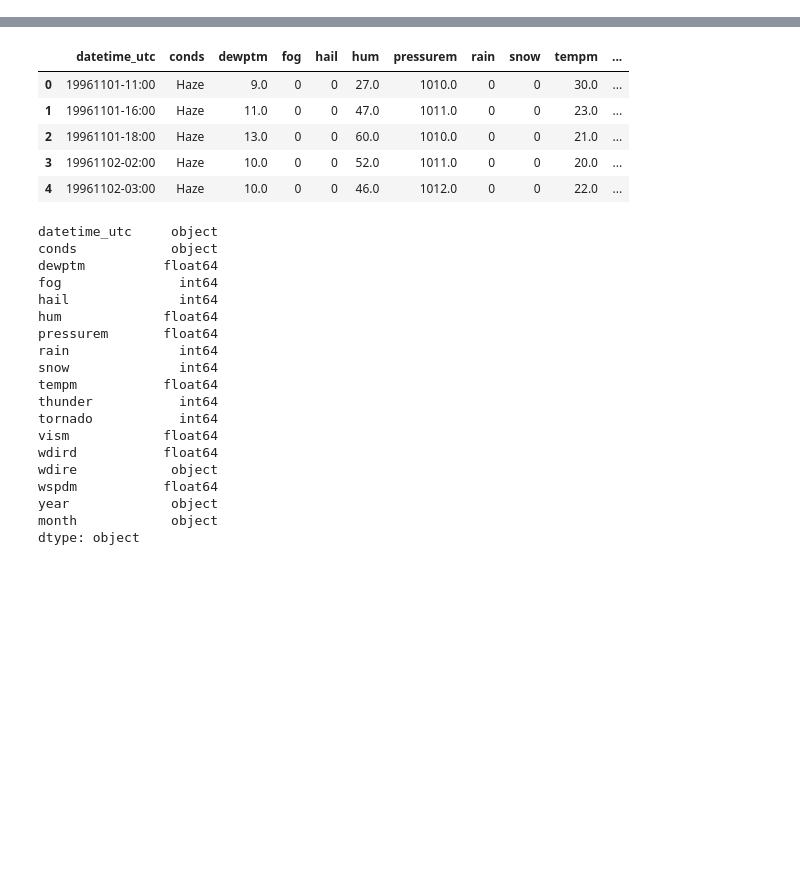
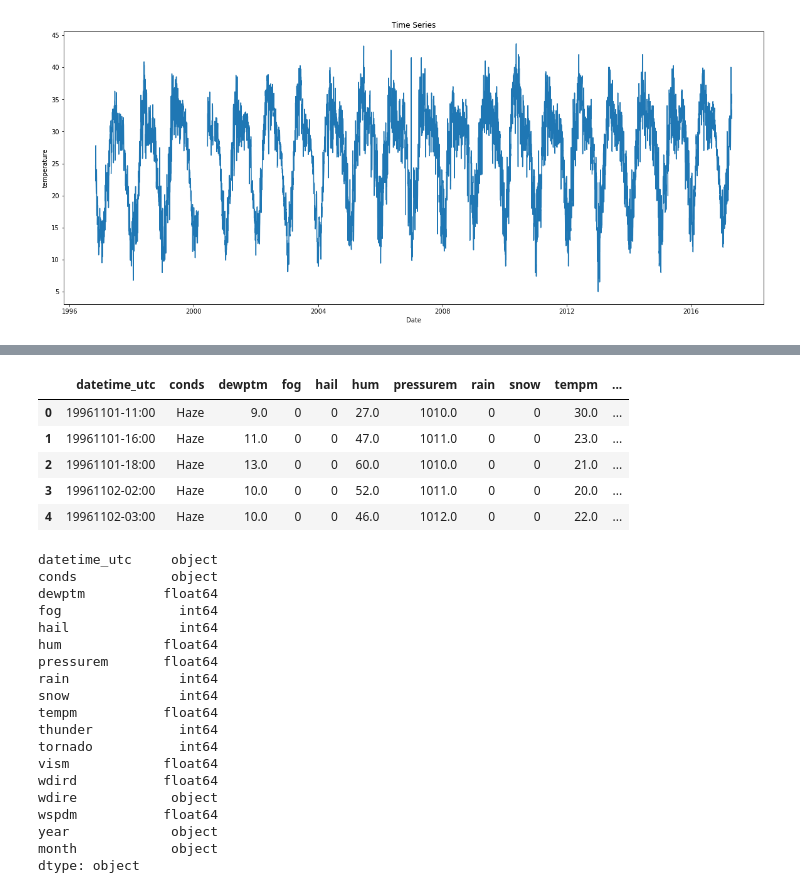
Before and after one commit to rankx034/final-project, a Jupyter notebook: ML_Models.ipynb, the cells around one changed output, grey strips where cells are left out. Drawn from its saved outputs; the diff is of its cells as text; code cells hidden in the pictures; blank space fills up the shorter version.

```diff
--- a/ML_Models.ipynb
+++ b/ML_Models.ipynb
@@ -27,0 +60,4 @@ df
+# %%
+data['datetime_utc'] = pd.to_datetime(data['datetime_utc'])
+data.set_index('datetime_utc', inplace= True)
+data_df =data.resample('D').mean()
@@ -27,0 +74,11 @@ df
+# %%
+data_df = data_df[['tempm']]
+# %%
+plt.figure(figsize=(20,8))
+plt.plot(data_df)
+plt.title('Time Series')
+plt.xlabel('Date')
+plt.ylabel('temperature')
+plt.show()
+# %% [output]
+[figure, added]
```
Also changed, not shown: parts of 32 cells of this notebook, 2 other files.
